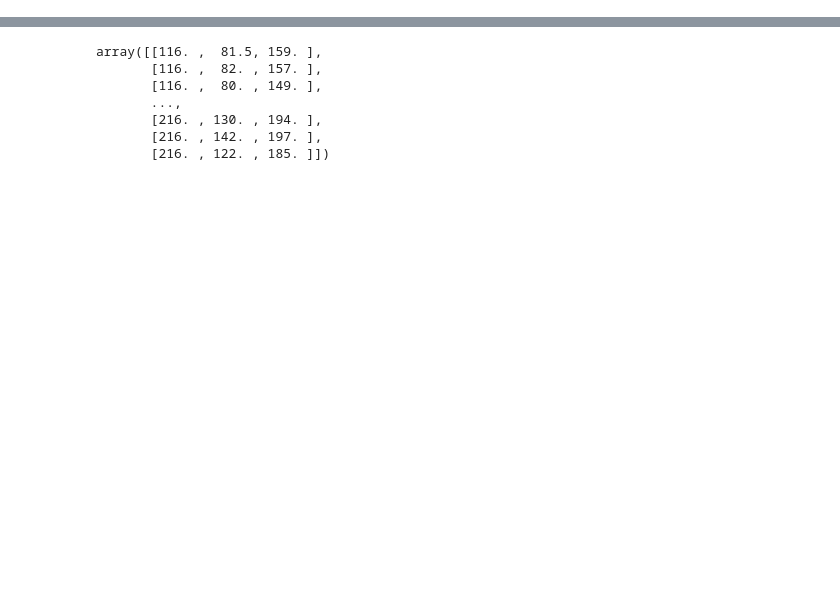
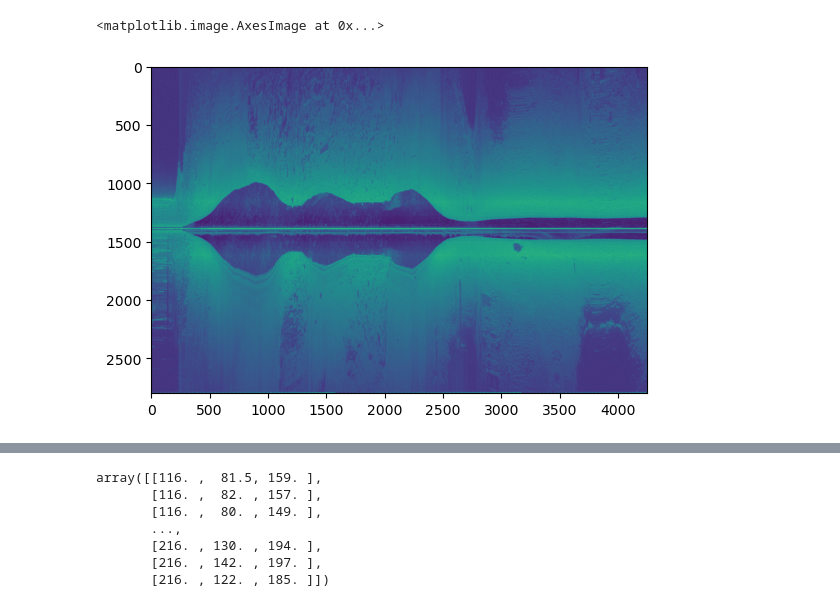
Before and after one commit to louisfacun/lowrance-sonar-data-explorer, a Jupyter notebook: run_sonarlight.ipynb, the cells around one changed output, grey strips where cells are left out. Cells and saved outputs as stored; diff of their text form; code cells hidden in the pictures; blank space fills up the shorter version.

```diff
--- a/run_sonarlight.ipynb
+++ b/run_sonarlight.ipynb
@@ -34,0 +314,5 @@ plt.scatter(mosaic.x[::10],
+# %%
+plt.imshow(sonar.image("sidescan").T)
+# %% [output]
+<matplotlib.image.AxesImage at 0x...>
+[figure, added]
```
Also changed, not shown: parts of 31 cells of this notebook.
